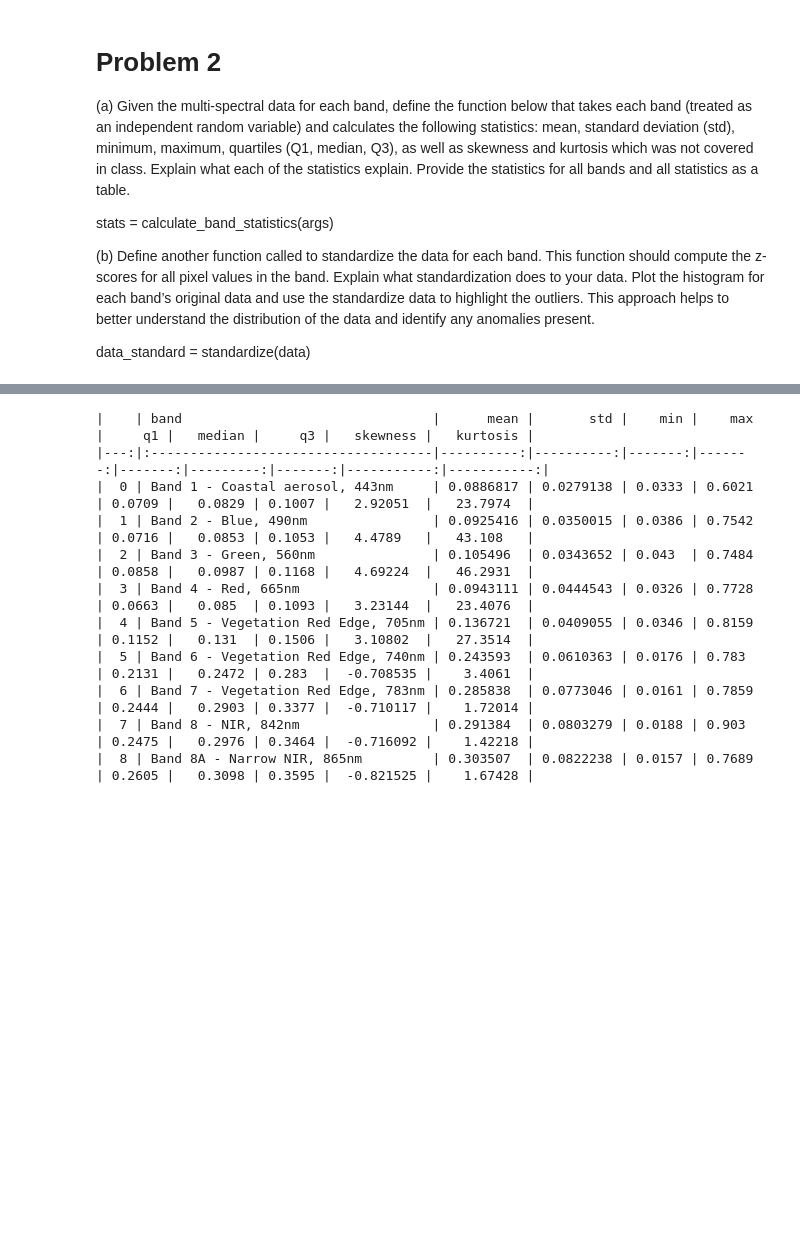
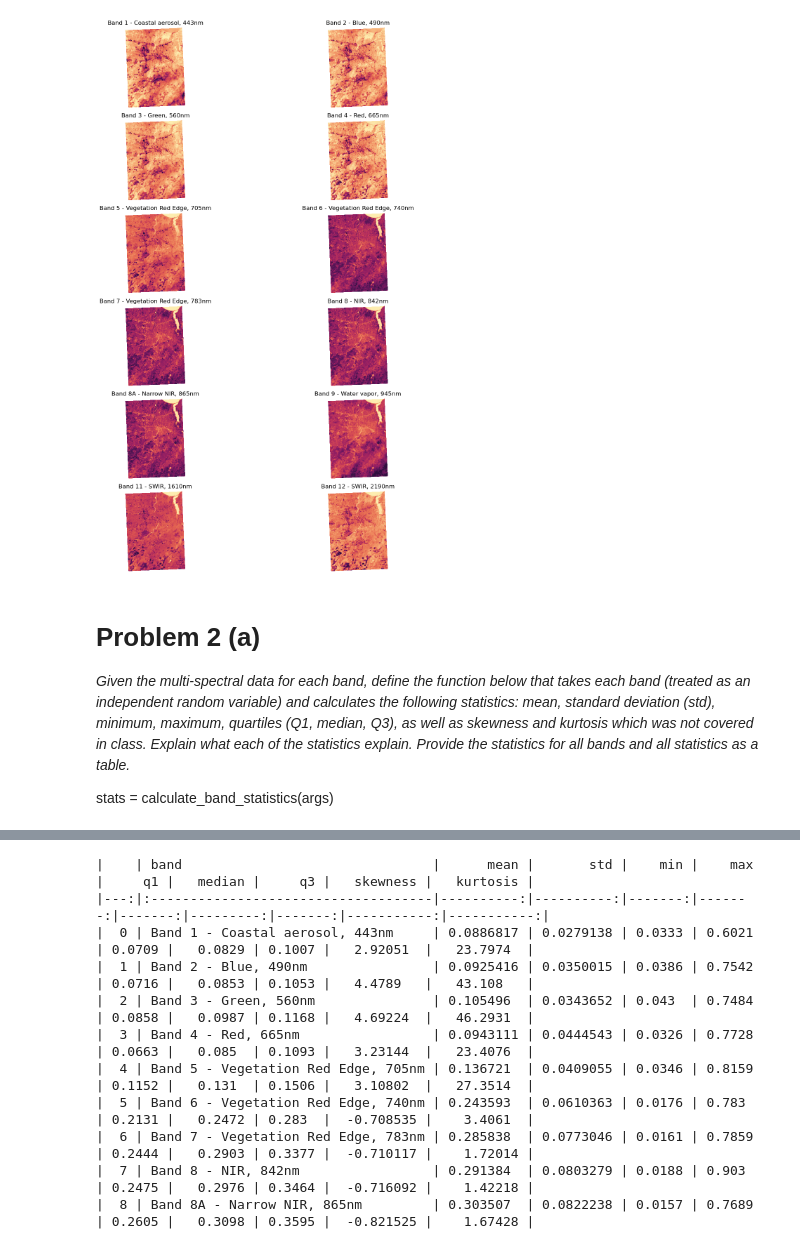
Before and after one commit to kristenvinh/IMGS.689_Kristen_Vinh, a Jupyter notebook: eda/EDA.ipynb, the cells around one changed output, grey strips where cells are left out. Drawn from its saved outputs; the diff is of its cells as text; code cells hidden in the pictures; blank space fills up the shorter version.

```diff
--- a/eda/EDA.ipynb
+++ b/eda/EDA.ipynb
@@ -59,32 +67,31 @@ None = plot_band(args)
 # %%
 def plot_bands(data, plot_titles):
-    #Get number of bands
+    # Create a mask for all-zero pixels and set them to NaN
+    #Because it is reflectance data, values should be between 0 and 1. 0 likely indicates no data.
     mask = np.all(data == 0, axis=2)
     data[mask] = np.nan
+    #Get number of bands
     num_bands = data.shape[2]
     fig, ax = plt.subplots(nrows=6, ncols=2, figsize=(16, 16))
     for i in range(num_bands):
         band = data[:,:,i]
-        # Determine min and max values, excluding NaNs, in order to set vmin and vmax for higher contrast and stretch the values to the full range of the colormap
-        #Implement better stretching later: https://github.com/Jinal4502/Contrast-Streching-Using-Matplotlib
-        vmin = np.nanmin(band)
-        vmax = np.nanmax(band)
+        # Use the 1st and 99th percentiles for vmin and vmax to improve contrast
+        vmin = np.nanpercentile(band, 1)
+        vmax = np.nanpercentile(band, 99)
         # Display the plot for each band
-        ax[i//2, i%2].imshow(band, cmap=cmocean.cm.topo, vmin=vmin, vmax=vmax)
+        ax[i//2, i%2].imshow(band, cmap=cmocean.cm.matter, vmin=vmin, vmax=vmax)
         ax[i//2, i%2].set_title(plot_titles[i])
         ax[i//2, i%2].set_axis_off()
     plt.tight_layout()
     plt.show()
 # %%
-#plot_bands(data, band_names)
+#Run the plotting function
+plot_bands(data, band_names)
+# %% [output]
+[figure, added]
 # %% [markdown]
-# Problem 2
-(a) Given the multi-spectral data for each band, define the function below that takes each band (treated as an independent random variable) and calculates the following statistics:
+# Problem 2 (a)
+<i>Given the multi-spectral data for each band, define the function below that takes each band (treated as an independent random variable) and calculates the following statistics:
 mean, standard deviation (std), minimum, maximum, quartiles (Q1, median, Q3), as well as skewness and kurtosis which was not covered in class. Explain what each of the statistics explain. Provide the statistics for all bands and all statistics as a table.
 
-stats = calculate_band_statistics(args)
-
-(b) Define another function called to standardize the data for each band. This function should compute the z-scores for all pixel values in the band. Explain what standardization does to your data. Plot the histogram for each band’s original data and use the standardize data to highlight the outliers. This approach helps to better understand the distribution of
-the data and identify any anomalies present.
-
-data_standard = standardize(data)
+stats = calculate_band_statistics(args)</i>
```
Also changed, not shown: parts of 33 cells of this notebook.
